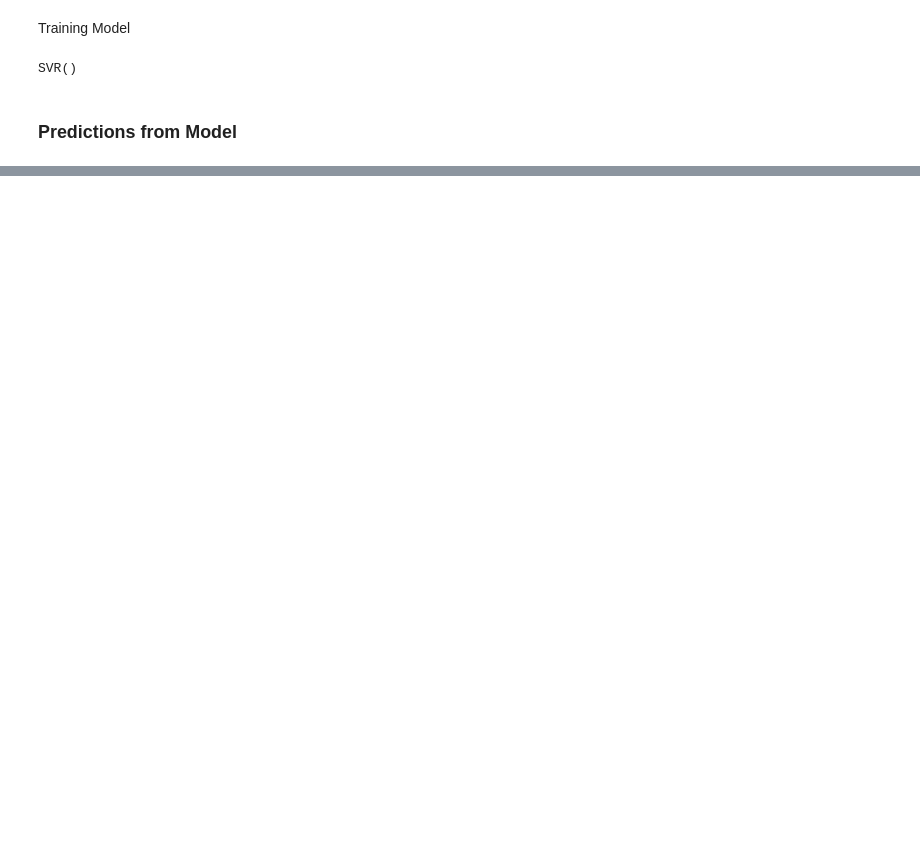
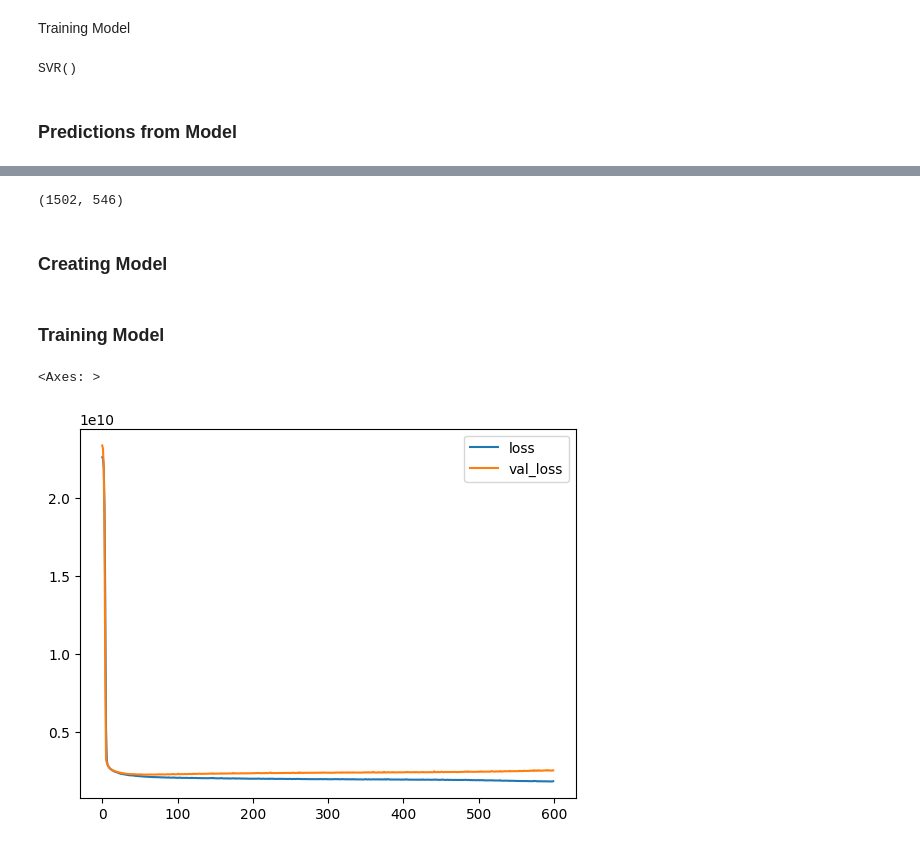
Before and after one commit to belalE/Data-Science-Salaries-Analysis, a Jupyter notebook: Data_Science_Salaries.ipynb, the cells around one changed output, grey strips where cells are left out. Drawn from its saved outputs; the diff is of its cells as text; code cells hidden in the pictures; blank space fills up the shorter version.

```diff
--- a/Data_Science_Salaries.ipynb
+++ b/Data_Science_Salaries.ipynb
@@ -487,0 +500,14 @@ InvalidIndexError: ignored
+# %%
+X = data.drop('salary_in_usd', axis=1)
+y = data['salary_in_usd']
+# Converting Categorical Variables to dummy variables
+X = pd.get_dummies(data=X, drop_first=True)
+# Filling in empty values
+X.fillna(0, inplace=True)
+y.fillna(0, inplace=True)
+
+#Scaling Data
+from sklearn.preprocessing import MinMaxScaler
+scaler = MinMaxScaler()
+X_train= scaler.fit_transform(X_train)
+X_test = scaler.transform(X_test)
@@ -487,0 +518,31 @@ InvalidIndexError: ignored
+# %%
+X_test.shape
+# %% [output]
+(1502, 546)
+# %% [markdown]
+### Creating Model
+# %%
+from tensorflow.keras.models import Sequential
+from tensorflow.keras.layers import Dense, Activation
+from tensorflow.keras.optimizers import Adam
+
+model = Sequential()
+
+model.add(Dense(546,activation='relu'))
+model.add(Dense(365,activation='relu'))
+model.add(Dense(200,activation='relu'))
+model.add(Dense(1))
+
+model.compile(optimizer='adam',loss='mse')
+# %% [markdown]
+### Training Model
+# %%
+model.fit(x=X_train,y=y_train.values,
+          validation_data=(X_test,y_test.values),
+          batch_size=128,epochs=600, verbose=0)
+# %%
+losses = pd.DataFrame(model.history.history)
+losses.plot()
+# %% [output]
+<Axes: >
+[figure, added]
```
Also changed, not shown: parts of 51 cells of this notebook.
